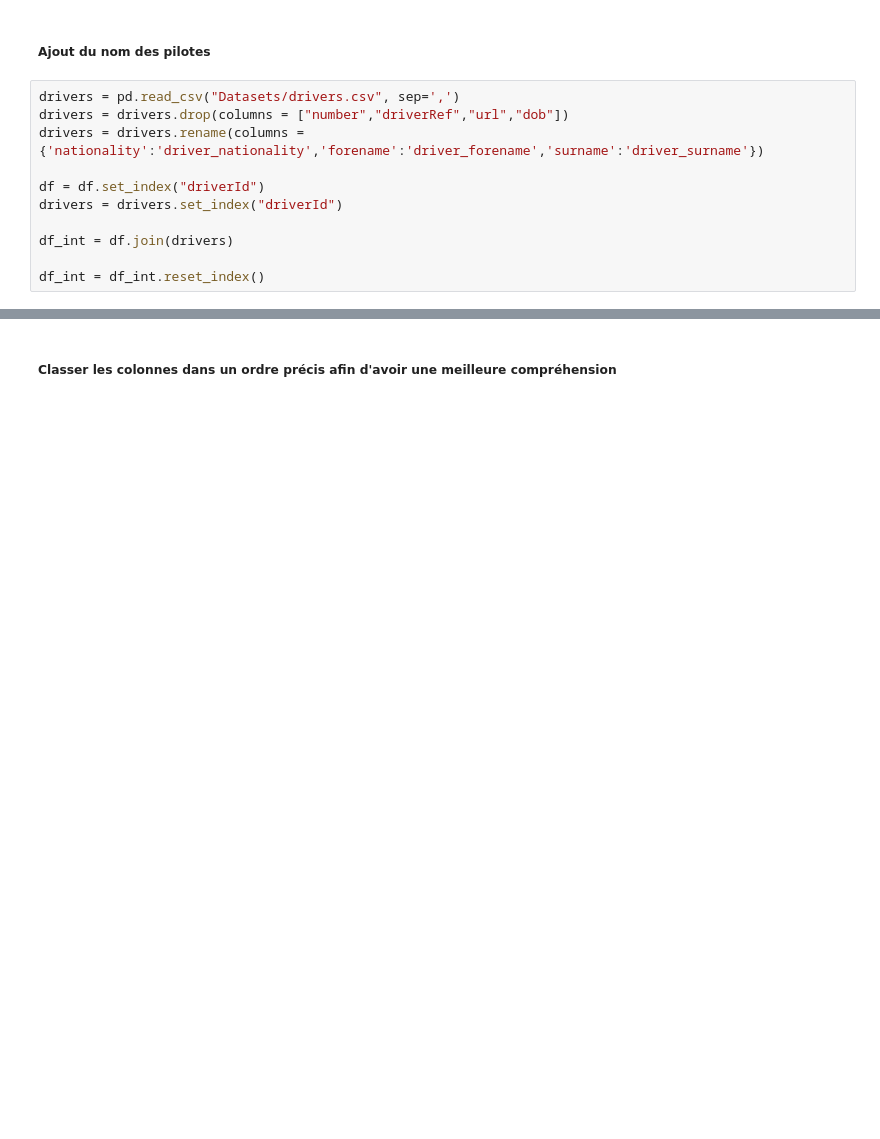
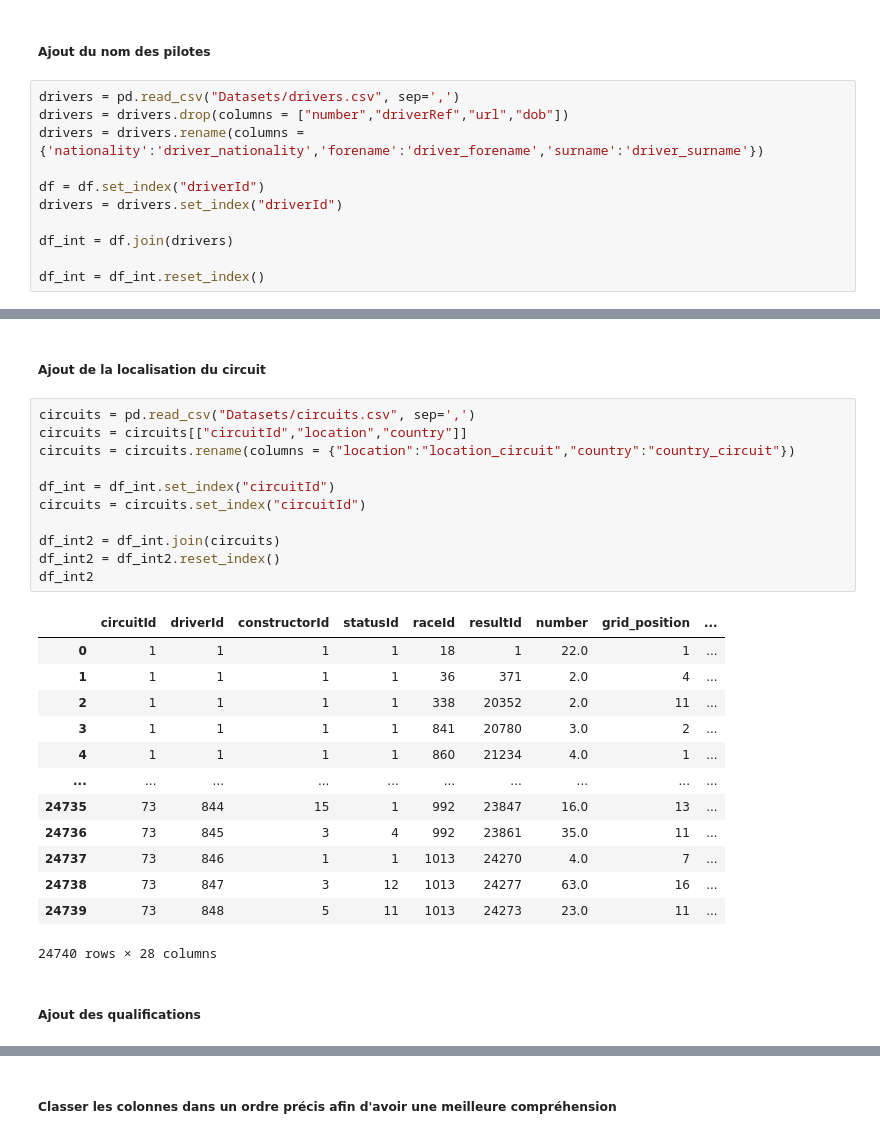
Before and after one commit to maxThoor/Formula-1-Race-Data, a Jupyter notebook: Base de données finale.ipynb, the cells around one changed output, grey strips where cells are left out. Saved outputs shown, nothing was run; the diff lists cells and outputs as text; blank space fills up the shorter version.

```diff
--- a/Base de données finale.ipynb
+++ b/Base de données finale.ipynb
@@ -71,0 +74,29 @@ df_int
+# %% [markdown]
+##### Ajout de la localisation du circuit
+# %%
+circuits = pd.read_csv("Datasets/circuits.csv", sep=',')
+circuits = circuits[["circuitId","location","country"]]
+circuits = circuits.rename(columns = {"location":"location_circuit","country":"country_circuit"})
+
+df_int = df_int.set_index("circuitId")
+circuits = circuits.set_index("circuitId")
+
+df_int2 = df_int.join(circuits)
+df_int2 = df_int2.reset_index()
+df_int2
+# %% [output]
+|  | circuitId | driverId | constructorId | statusId | raceId | resultId | number | grid_position | ... |
+| 0 | 1 | 1 | 1 | 1 | 18 | 1 | 22.0 | 1 | ... |
+| 1 | 1 | 1 | 1 | 1 | 36 | 371 | 2.0 | 4 | ... |
+| 2 | 1 | 1 | 1 | 1 | 338 | 20352 | 2.0 | 11 | ... |
+| 3 | 1 | 1 | 1 | 1 | 841 | 20780 | 3.0 | 2 | ... |
+| 4 | 1 | 1 | 1 | 1 | 860 | 21234 | 4.0 | 1 | ... |
+| ... | ... | ... | ... | ... | ... | ... | ... | ... | ... |
+| 24735 | 73 | 844 | 15 | 1 | 992 | 23847 | 16.0 | 13 | ... |
+| 24736 | 73 | 845 | 3 | 4 | 992 | 23861 | 35.0 | 11 | ... |
+| 24737 | 73 | 846 | 1 | 1 | 1013 | 24270 | 4.0 | 7 | ... |
+| 24738 | 73 | 847 | 3 | 12 | 1013 | 24277 | 63.0 | 16 | ... |
+| 24739 | 73 | 848 | 5 | 11 | 1013 | 24273 | 23.0 | 11 | ... |
+24740 rows × 28 columns
+# %% [markdown]
+##### Ajout des qualifications
```
Also changed, not shown: parts of 7 cells of this notebook, 1 other file.
